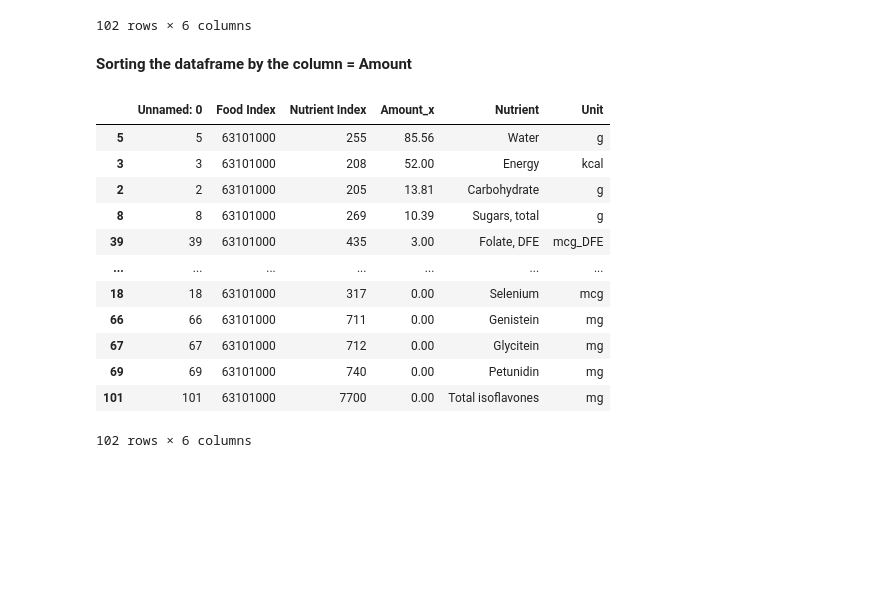
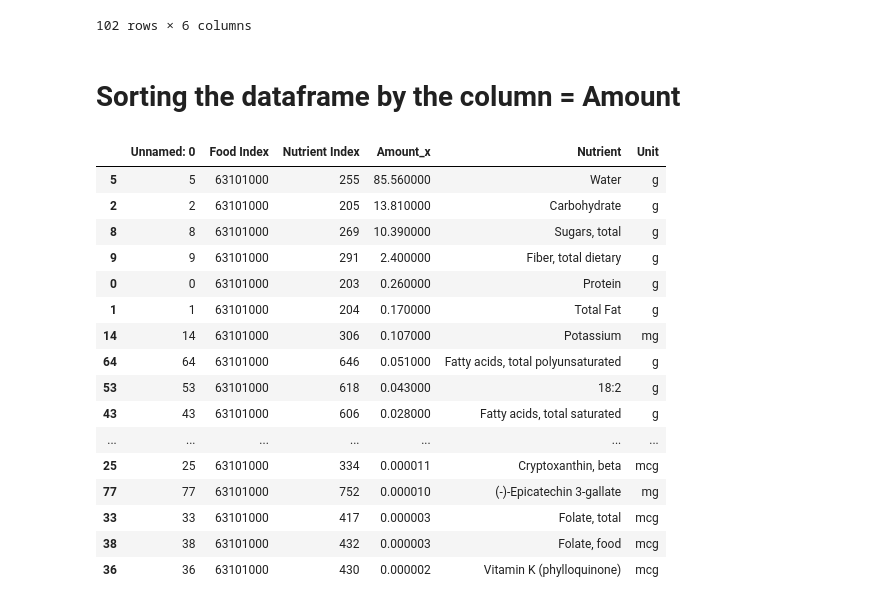
Before and after one commit to oberoir080/NutrientEDA, a Jupyter notebook: CSV_Generator_py/Figures.ipynb, the cells around one changed output. Saved outputs shown, nothing was run; the diff lists cells and outputs as text; code cells hidden in the pictures; blank space fills up the shorter version.

```diff
--- a/CSV_Generator_py/Figures.ipynb
+++ b/CSV_Generator_py/Figures.ipynb
@@ -11,5 +26,7 @@ def convert_to_grams(row):
         return row['Amount_x'] / 1000
     elif row['Unit'] == 'mcg':
         return row['Amount_x'] / 1000000
+    elif row['Unit'] == 'g':
+        return row['Amount_x']
     else:
-        return row['Amount_x']
+        return 0
@@ -31,23 +60,27 @@ figure1_a
 | 101 | 101 | 63101000 | 7700 | 0.00 | Total isoflavones | mg |
 102 rows × 6 columns
 # %% [markdown]
-**Sorting the dataframe by the column = Amount**
+# Sorting the dataframe by the column = Amount
 # %%
 figure1_a['Amount_x'] = figure1_a.apply(convert_to_grams, axis = 1)
-figure1_a = figure1_a.sort_values(by='Amount_x', ascending=False)
+figure1_a = figure1_a[figure1_a['Amount_x'] != 0].sort_values(by='Amount_x', ascending=False)
 figure1_a
 # %% [output]
 |  | Unnamed: 0 | Food Index | Nutrient Index | Amount_x | Nutrient | Unit |
-| 5 | 5 | 63101000 | 255 | 85.56 | Water | g |
-| 3 | 3 | 63101000 | 208 | 52.00 | Energy | kcal |
-| 2 | 2 | 63101000 | 205 | 13.81 | Carbohydrate | g |
-| 8 | 8 | 63101000 | 269 | 10.39 | Sugars, total | g |
-| 39 | 39 | 63101000 | 435 | 3.00 | Folate, DFE | mcg_DFE |
+| 5 | 5 | 63101000 | 255 | 85.560000 | Water | g |
+| 2 | 2 | 63101000 | 205 | 13.810000 | Carbohydrate | g |
+| 8 | 8 | 63101000 | 269 | 10.390000 | Sugars, total | g |
+| 9 | 9 | 63101000 | 291 | 2.400000 | Fiber, total dietary | g |
+| 0 | 0 | 63101000 | 203 | 0.260000 | Protein | g |
+| 1 | 1 | 63101000 | 204 | 0.170000 | Total Fat | g |
+| 14 | 14 | 63101000 | 306 | 0.107000 | Potassium | mg |
+| 64 | 64 | 63101000 | 646 | 0.051000 | Fatty acids, total polyunsaturated | g |
+| 53 | 53 | 63101000 | 618 | 0.043000 | 18:2 | g |
+| 43 | 43 | 63101000 | 606 | 0.028000 | Fatty acids, total saturated | g |
 | ... | ... | ... | ... | ... | ... | ... |
-| 18 | 18 | 63101000 | 317 | 0.00 | Selenium | mcg |
-| 66 | 66 | 63101000 | 711 | 0.00 | Genistein | mg |
-| 67 | 67 | 63101000 | 712 | 0.00 | Glycitein | mg |
-| 69 | 69 | 63101000 | 740 | 0.00 | Petunidin | mg |
-| 101 | 101 | 63101000 | 7700 | 0.00 | Total isoflavones | mg |
+| 25 | 25 | 63101000 | 334 | 0.000011 | Cryptoxanthin, beta | mcg |
+| 77 | 77 | 63101000 | 752 | 0.000010 | (-)-Epicatechin 3-gallate | mg |
+| 33 | 33 | 63101000 | 417 | 0.000003 | Folate, total | mcg |
+| 38 | 38 | 63101000 | 432 | 0.000003 | Folate, food | mcg |
+| 36 | 36 | 63101000 | 430 | 0.000002 | Vitamin K (phylloquinone) | mcg |
-102 rows × 6 columns
 # %% [markdown]
```
Also changed, not shown: parts of 18 cells of this notebook, 1 other file.
